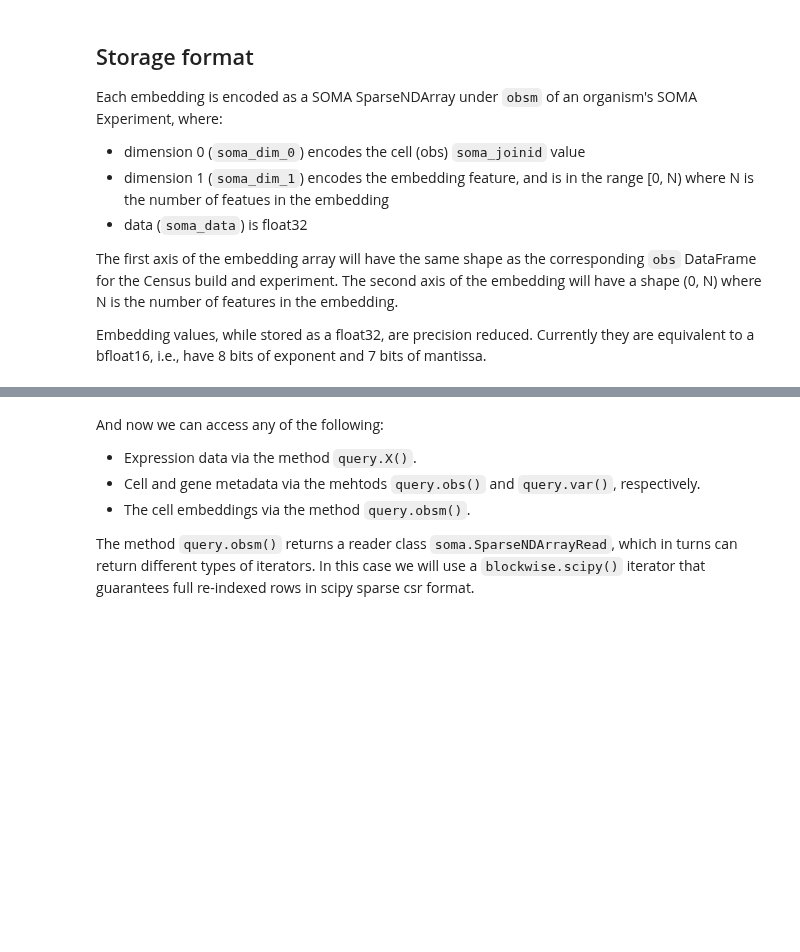
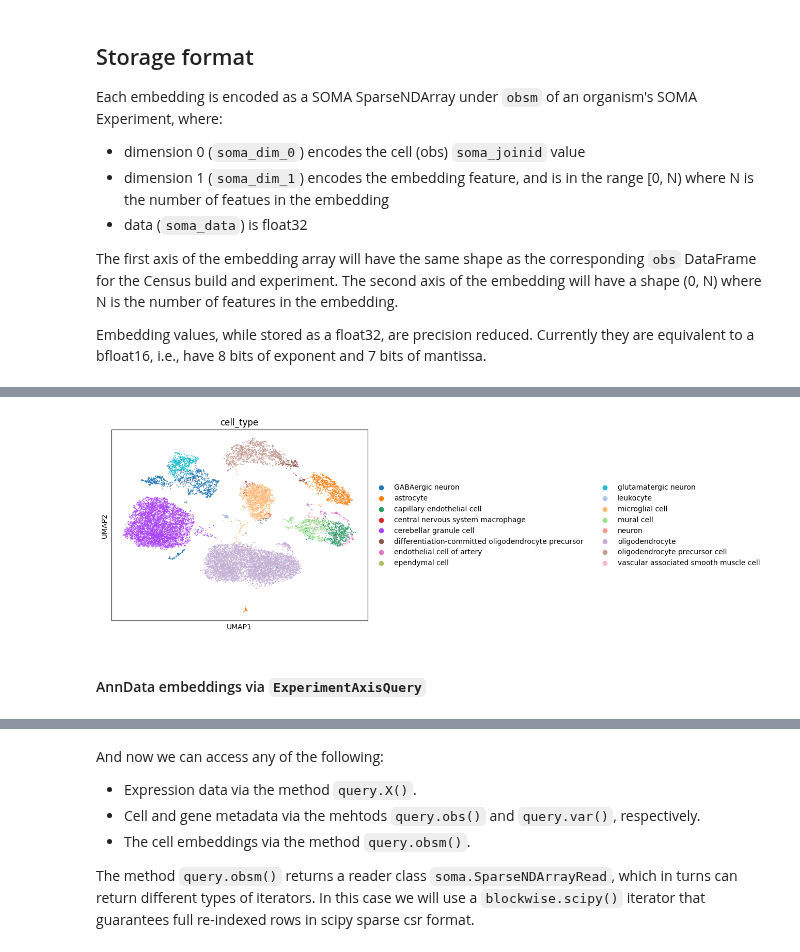
Before and after one commit to chanzuckerberg/cellxgene-census, a Jupyter notebook: api/python/notebooks/api_demo/census_access_maintained_embeddings.ipynb, the cells around one changed output, grey strips where cells are left out. Drawn from its saved outputs; the diff is of its cells as text; code cells hidden in the pictures; blank space fills up the shorter version.

```diff
--- a/api/python/notebooks/api_demo/census_access_maintained_embeddings.ipynb
+++ b/api/python/notebooks/api_demo/census_access_maintained_embeddings.ipynb
@@ -79,0 +74,21 @@ This section demonstrates several methods to query cells from the Census by `obs
+# %%
+import cellxgene_census
+import scanpy
+import warnings
+warnings.filterwarnings('ignore')
+
+census_version = "2023-12-15"
+census = cellxgene_census.open_soma(census_version=census_version)
+
+emb_names = ["scvi", "geneformer"]
+
+adata = cellxgene_census.get_anndata(
+    census,
+    organism = "homo_sapiens",
+    measurement_name = "RNA",
+    obs_value_filter = "tissue_general == 'central nervous system'",
+    column_names={"obs": ["cell_type"]},
+    obsm_layers = emb_names,
+)
+
+census.close()
@@ -79,0 +103,8 @@ This section demonstrates several methods to query cells from the Census by `obs
+# %%
+scanpy.pp.neighbors(adata, use_rep="geneformer")
+scanpy.tl.umap(adata)
+scanpy.pl.umap(adata, color="cell_type")
+# %% [output]
+[figure, added]
+# %% [markdown]
+#### AnnData embeddings via `ExperimentAxisQuery`
```
Also changed, not shown: parts of 39 cells of this notebook.
